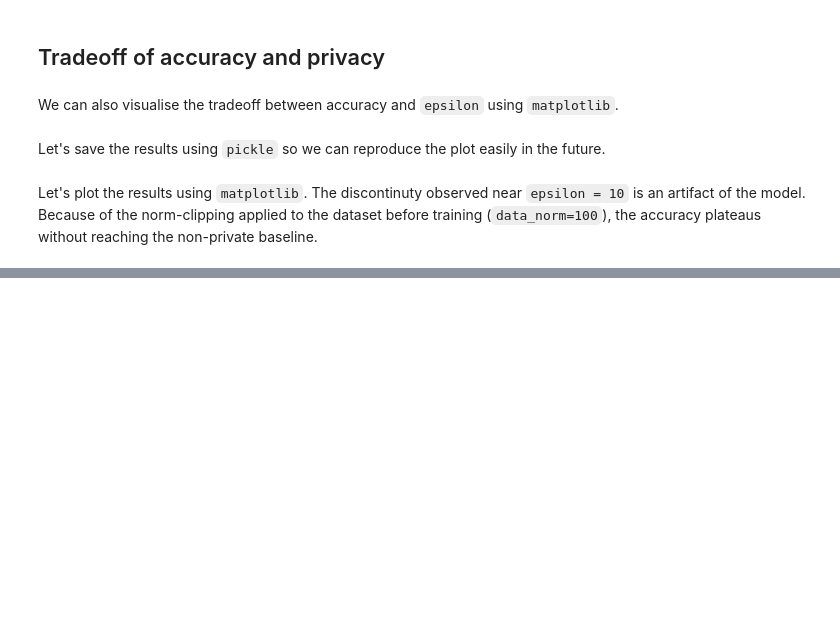
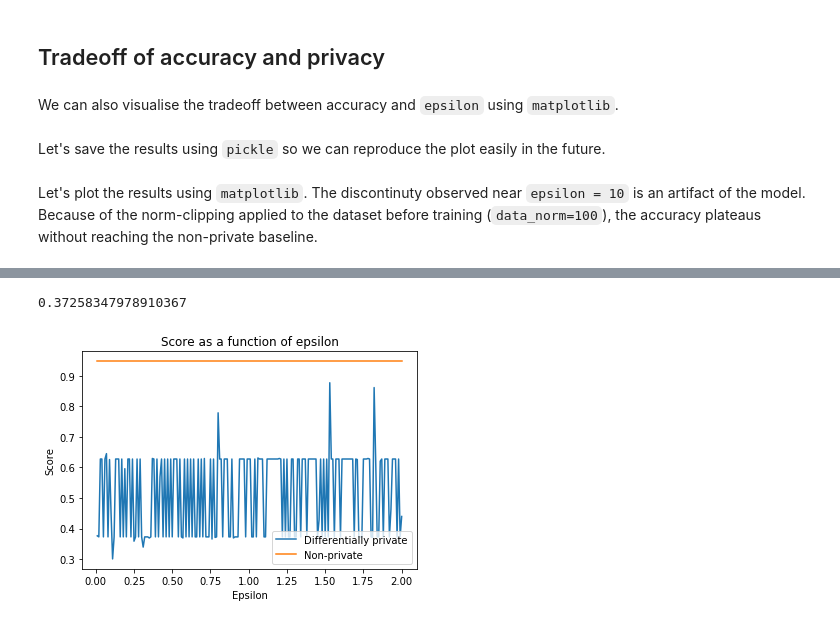
Before and after one commit to cbugayer/Data-Privacy, a Jupyter notebook: logistic_regression.ipynb, the cells around one changed output, grey strips where cells are left out. Drawn from its saved outputs; the diff is of its cells as text; code cells hidden in the pictures; blank space fills up the shorter version.

```diff
--- a/logistic_regression.ipynb
+++ b/logistic_regression.ipynb
@@ -152,0 +161,7 @@ plt.show()
+# %%
+from sklearn import datasets
+df = datasets.load_breast_cancer()
+# %%
+from sklearn.linear_model import LogisticRegression
+clf = LogisticRegression(random_state=0).fit(df.data, df.target)
+clf.score(df.data, df.target)
@@ -152,0 +177,19 @@ plt.show()
+# %%
+clf2 = dp.LogisticRegression(epsilon=1.0, data_norm=1.0, random_state=0).fit(df.data, df.target)
+clf2.score(df.data, df.target)
+# %% [output]
+0.37258347978910367
+# %%
+# Plot the score as a function of epsilon
+import matplotlib.pyplot as plt
+x = np.arange(0.01, 2.01, 0.01)
+y = [dp.LogisticRegression(epsilon=eps, data_norm=1.0, random_state=0).fit(df.data, df.target).score(df.data, df.target) for eps in x]
+plt.plot(x, y)
+plt.plot(x, 200*[clf.score(df.data, df.target)])
+plt.title("Score as a function of epsilon")
+plt.xlabel("Epsilon")
+plt.ylabel("Score")
+plt.legend(["Differentially private", "Non-private"])
+plt.show()
+# %% [output]
+[figure, added]
```
Also changed, not shown: parts of 6 cells of this notebook, 3 other files.
